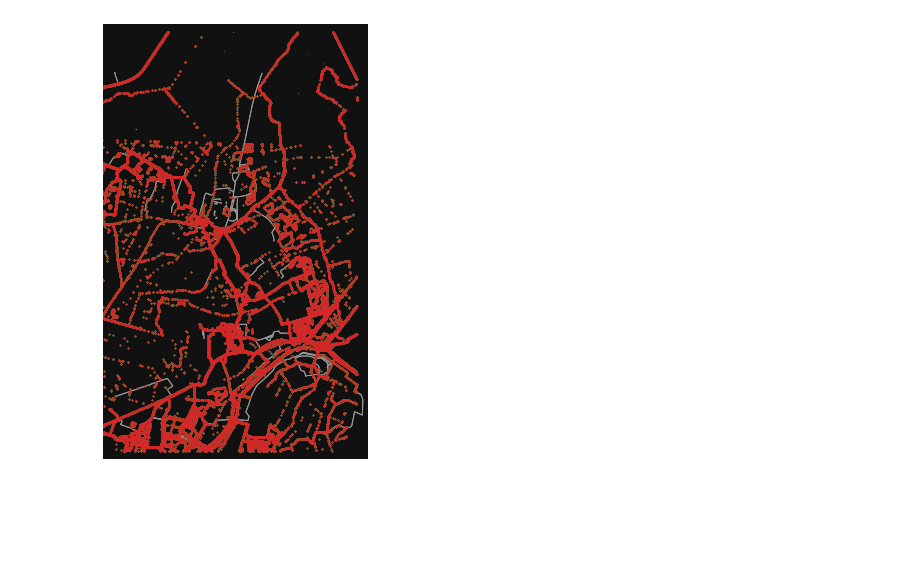
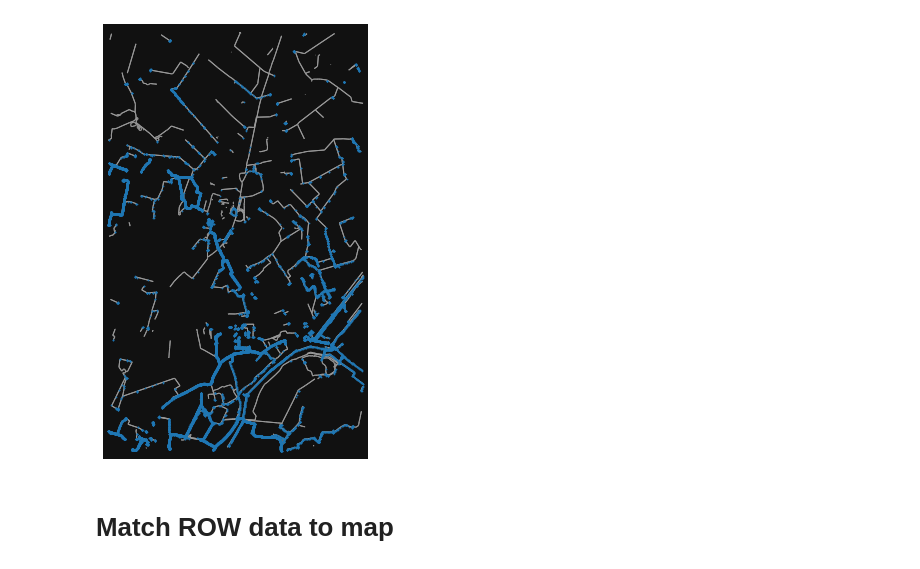
Before and after one commit to Andrewwango/prow-map, a Jupyter notebook: analysis.ipynb, the cells around one changed output. Saved outputs shown, nothing was run; the diff lists cells and outputs as text; code cells hidden in the pictures; blank space fills up the shorter version.

```diff
--- a/analysis.ipynb
+++ b/analysis.ipynb
@@ -10 +18,3 @@ public_gps_df = pd.read_csv("data/public/public_gps_traces_bbox.csv")
+# %%
+d = 20
 # %%
@@ -19,4 +26,8 @@ plt.scatter(public_gps_df["longitude"], public_gps_df["latitude"], s=2, marker='
-# %%
-fig
-# %% [output]
-[figure, removed]
+# %%
+fig, ax = ox.plot_graph(G, node_size=0, show=False, close=False)
+ax.scatter(public_gps_df["longitude"].loc[public_gps_df["dist"] < d], public_gps_df["latitude"].loc[public_gps_df["dist"] < d], s=2, marker='.')
+plt.show()
+# %% [output]
+[figure, added]
+# %% [markdown]
+# Match ROW data to map
```
Also changed, not shown: parts of 26 cells of this notebook, 4 other files.
